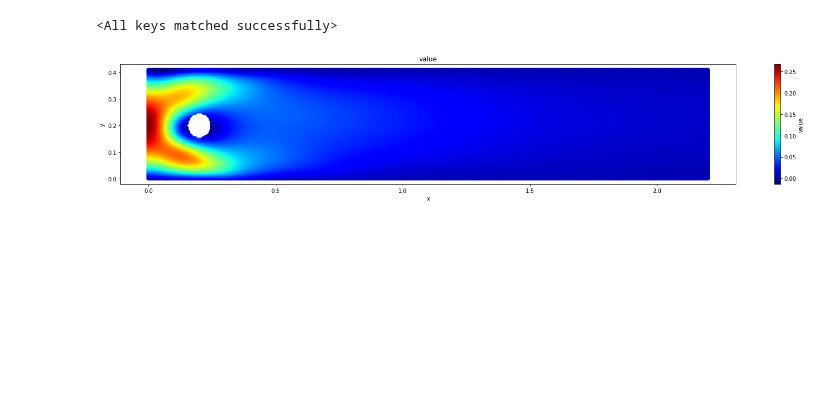
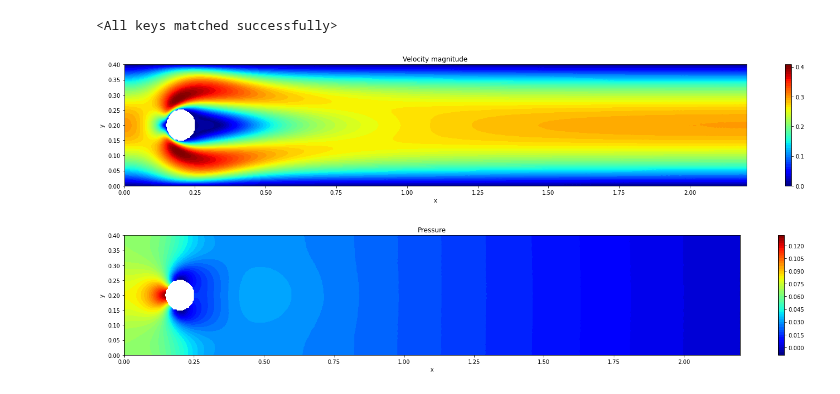
Before and after one commit to zoonature/PINN_NS, a Jupyter notebook: test.ipynb, the cells around one changed output. Drawn from its saved outputs; the diff is of its cells as text; code cells hidden in the pictures; blank space fills up the shorter version.

```diff
--- a/test.ipynb
+++ b/test.ipynb
@@ -13,51 +13,63 @@ class PINN(nn.Module):
     def __init__(self):
         super(PINN, self).__init__()
         self.model = nn.Sequential(
-            nn.Linear(3, 16), nn.SiLU(),
-            nn.Linear(16, 64), nn.SiLU(),
-            nn.Linear(64, 64), nn.SiLU(),
-            nn.Linear(64, 64), nn.SiLU(),
-            nn.Linear(64, 16), nn.SiLU(),
-            nn.Linear(16, 3)
+            nn.Linear(2, 64), nn.Tanh(),
+            nn.Linear(64, 64), nn.Tanh(),
+            nn.Linear(64, 64), nn.Tanh(),
+            nn.Linear(64, 64), nn.Tanh(),
+            nn.Linear(64, 64), nn.Tanh(),
+            nn.Linear(64, 64), nn.Tanh(),
+            nn.Linear(64, 3)
         )
 
-    def forward(self, x, y, t):
-        input_data = torch.stack([x.view(-1), y.view(-1), t.view(-1)], dim=1)
+
+    def forward(self, x, y):
+        input_data = torch.stack([x.view(-1), y.view(-1)], dim=1)
         return self.model(input_data)
 # %%
 # 모델 생성 및 학습
 model = PINN().cuda()
-model.load_state_dict(torch.load("model/test_current_min3.pt"))
+model.load_state_dict(torch.load("model/Cylinder_Re20.pt"))
 # %% [output]
 <All keys matched successfully>
 # %%
 # 학습 데이터 생성
 x_initial = np.linspace(0, 2.2, 440).reshape(-1, 1)
-y_initial = np.linspace(0, 0.41, 82).reshape(-1, 1)
-
-
+y_initial = np.linspace(0, 0.4, 80).reshape(-1, 1)
 x_initial, y_initial = np.meshgrid(x_initial, y_initial)
-
-#cylinder 내부면을 제외한 포인트를 생성
-cylinder_mask = (x_initial-0.2) ** 2 + (y_initial-0.2) ** 2 > 0.05 ** 2
-x_initial = x_initial[cylinder_mask]
-y_initial = y_initial[cylinder_mask]
-
 x_initial_tensor = torch.tensor(x_initial, device="cuda", dtype=torch.float32)
 y_initial_tensor = torch.tensor(y_initial, device="cuda", dtype=torch.float32)
 
+
+u = model(x_initial_tensor, y_initial_tensor)[:,0].detach().cpu().numpy()
+v = model(x_initial_tensor, y_initial_tensor)[:,1].detach().cpu().numpy()
+p = model(x_initial_tensor, y_initial_tensor)[:,2].detach().cpu().numpy()
+vel = (u*u+v*v)**(1/2)
+
+
+# 구멍을 뚫은 부분 제외한 데이터 마스킹
+cylinder_mask = (x_initial-0.2)**2 + (y_initial-0.2)**2 > 0.05**2
+
+
+# 속도(velocity) 데이터에 대한 등고선 그래프 그리기
+fig, ax = plt.subplots(figsize=(25, 4))
+masked_vel = np.where(cylinder_mask, vel.reshape(80,440), np.nan)
+contourf = ax.contourf(x_initial, y_initial, masked_vel, cmap='jet', levels=51, vmax=0.4, vmin=0)
+colorbar = plt.colorbar(contourf, ax=ax, ticks = [0,0.1,0.2,0.3,0.4])
+ax.set_xlabel('x')
+ax.set_ylabel('y')
+ax.set_title('Velocity magnitude')
+plt.show()
+
 # 그래프 생성
 fig, ax = plt.subplots(figsize=(25, 4))
-u = model(x_initial_tensor, y_initial_tensor, torch.full_like(x_initial_tensor,10))[:,0].detach().cpu().numpy()
-v = model(x_initial_tensor, y_initial_tensor, torch.full_like(x_initial_tensor,10))[:,1].detach().cpu().numpy()
-p = model(x_initial_tensor, y_initial_tensor, torch.full_like(x_initial_tensor,10))[:,2].detach().cpu().numpy()
-vel = (u*u+v*v)**(1/2)
-scatter = ax.scatter(x_initial, y_initial, c=u, cmap='jet')
-colorbar = plt.colorbar(scatter, ax=ax, label='value')
+masked_p = np.where(cylinder_mask, p.reshape(80,440), np.nan)
+scatter = ax.contourf(x_initial, y_initial, masked_p, cmap='jet', levels=51)
+colorbar = plt.colorbar(scatter, ax=ax)
 ax.set_xlabel('x')
 ax.set_ylabel('y')
-ax.set_title('value')
-
+ax.set_title('Pressure')
 plt.show()
 # %% [output]
-[figure, old version]
+[figure, new version]
+[figure, added]
```
Also changed, not shown: 7 other files.
